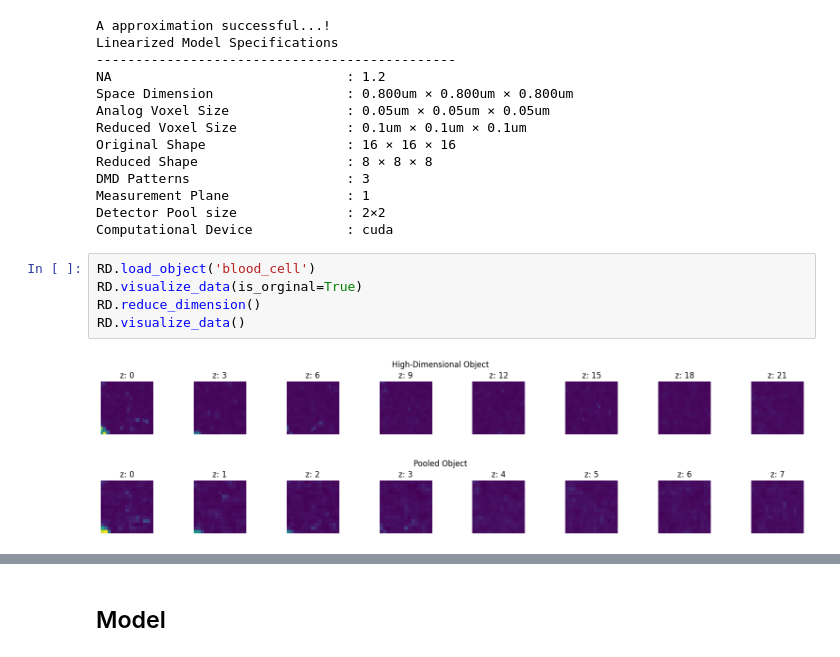
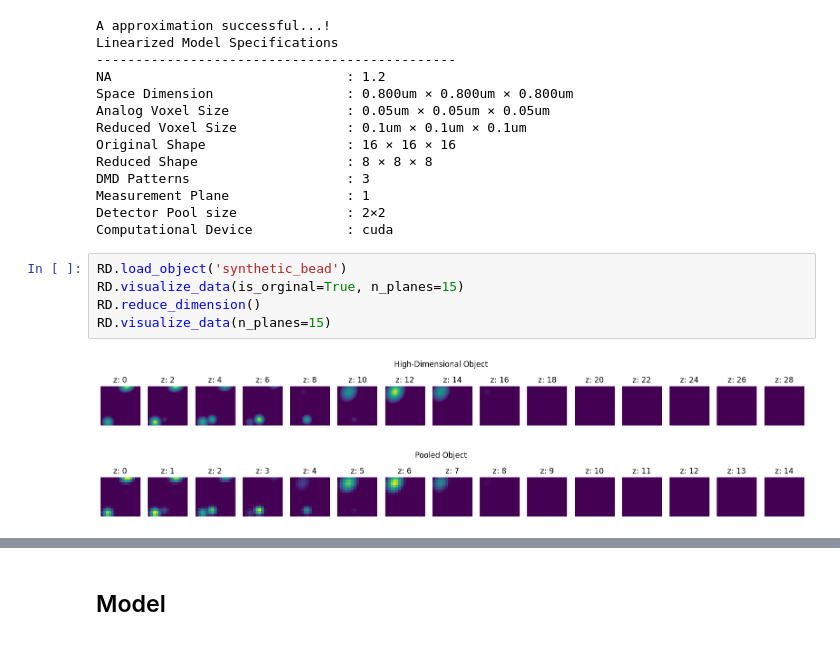
Before and after one commit to sanjith1999/FRIS, a Jupyter notebook: forward_model.ipynb, the cells around one changed output, grey strips where cells are left out. Cells and saved outputs as stored; diff of their text form.

Commit message:
Synthetic bead added to read_data.py

```diff
--- a/forward_model.ipynb
+++ b/forward_model.ipynb
@@ -58,13 +58,13 @@ Measurement Plane               : 1
 Detector Pool size              : 2×2
 Computational Device            : cuda
 # %%
-RD.load_object('blood_cell')
-RD.visualize_data(is_orginal=True)
+RD.load_object('synthetic_bead')
+RD.visualize_data(is_orginal=True, n_planes=15)
 RD.reduce_dimension()
-RD.visualize_data()
+RD.visualize_data(n_planes=15)
 # %% [output]
-[figure, old version]
+[figure, new version]
-[figure, old version]
+[figure, new version]
 # %%
 PM.extended_propagation(RD.X)
 # %% [output]
```
Also changed, not shown: parts of 2 cells of this notebook, 1 other file.
